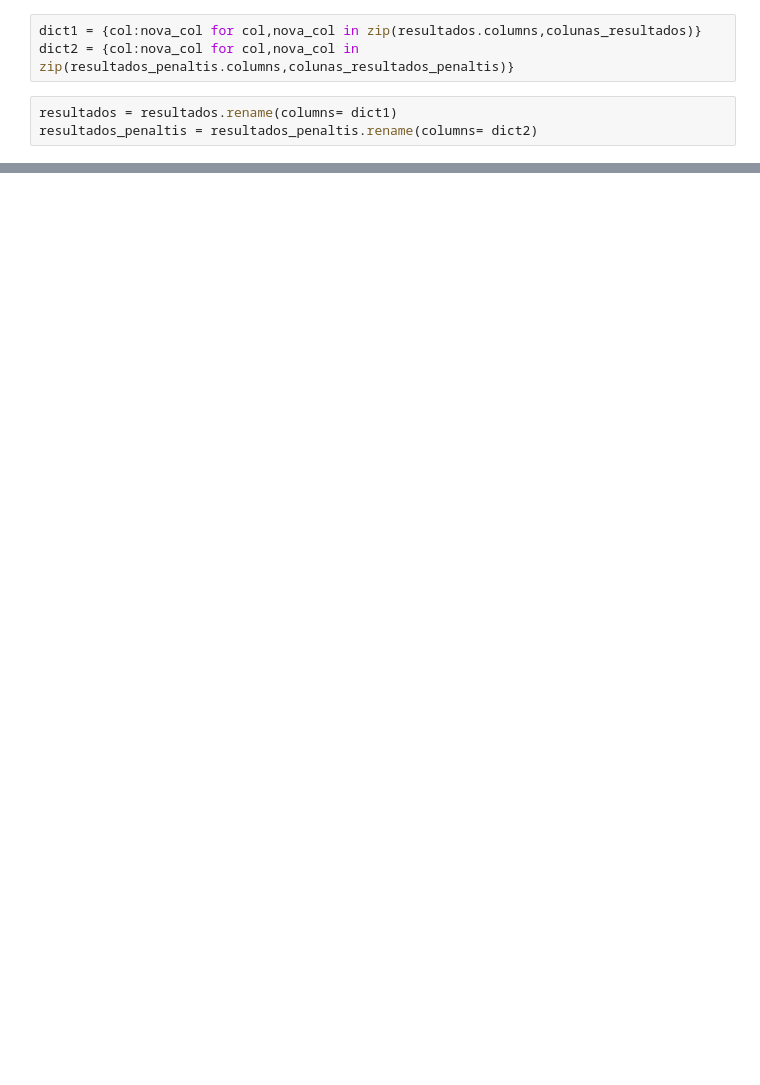
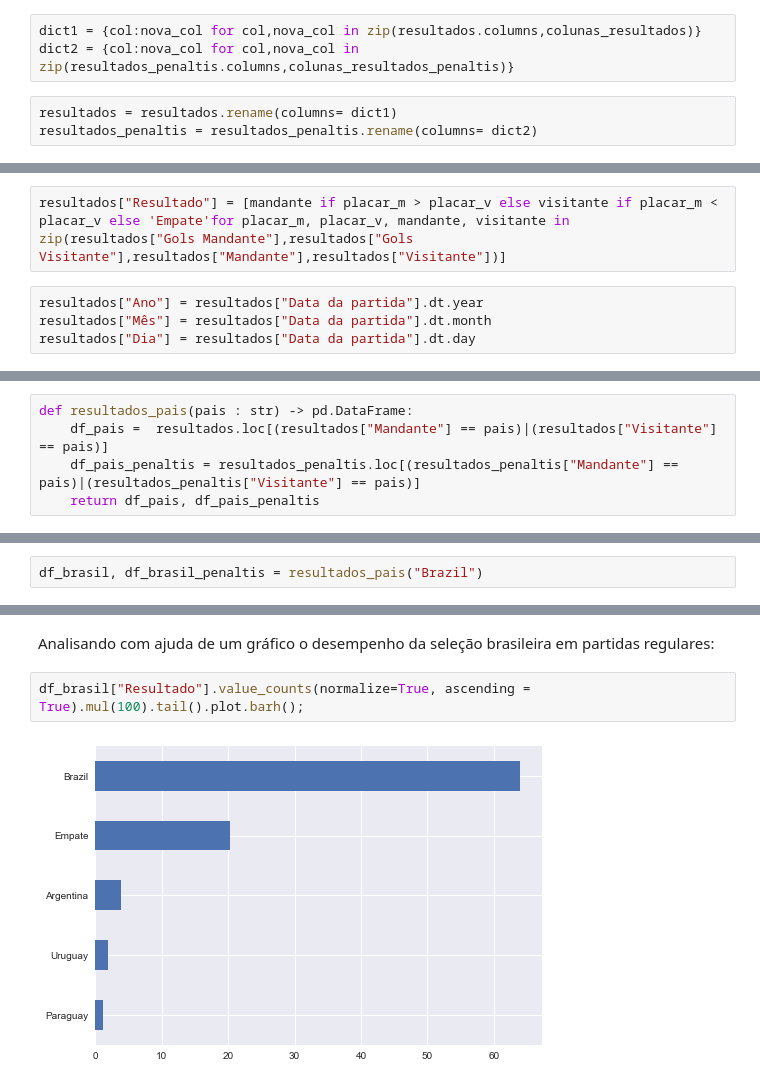
Before and after one commit to gabedewitt/dio-bootcamps, a Jupyter notebook: Python para Cientistas de Dados/Analise_exploratoria_partidas_futebol_internacional.ipynb, the cells around one changed output, grey strips where cells are left out. Drawn from its saved outputs; the diff is of its cells as text; blank space fills up the shorter version.

```diff
--- a/Python para Cientistas de Dados/Analise_exploratoria_partidas_futebol_internacional.ipynb
+++ b/Python para Cientistas de Dados/Analise_exploratoria_partidas_futebol_internacional.ipynb
@@ -142,0 +165,6 @@ resultados.head()
+# %%
+resultados["Resultado"] = [mandante if placar_m > placar_v else visitante if placar_m < placar_v else 'Empate'for placar_m, placar_v, mandante, visitante in zip(resultados["Gols Mandante"],resultados["Gols Visitante"],resultados["Mandante"],resultados["Visitante"])]
+# %%
+resultados["Ano"] = resultados["Data da partida"].dt.year
+resultados["Mês"] = resultados["Data da partida"].dt.month
+resultados["Dia"] = resultados["Data da partida"].dt.day
@@ -142,0 +193,5 @@ resultados.head()
+# %%
+def resultados_pais(pais : str) -> pd.DataFrame:
+    df_pais =  resultados.loc[(resultados["Mandante"] == pais)|(resultados["Visitante"] == pais)]
+    df_pais_penaltis = resultados_penaltis.loc[(resultados_penaltis["Mandante"] == pais)|(resultados_penaltis["Visitante"] == pais)]
+    return df_pais, df_pais_penaltis
@@ -142,0 +200,2 @@ resultados.head()
+# %%
+df_brasil, df_brasil_penaltis = resultados_pais("Brazil")
@@ -142,0 +211,6 @@ resultados.head()
+# %% [markdown]
+Analisando com ajuda de um gráfico o desempenho da seleção brasileira em partidas regulares:
+# %%
+df_brasil["Resultado"].value_counts(normalize=True, ascending = True).mul(100).tail().plot.barh();
+# %% [output]
+[figure, added]
```
Also changed, not shown: parts of 20 cells of this notebook.
